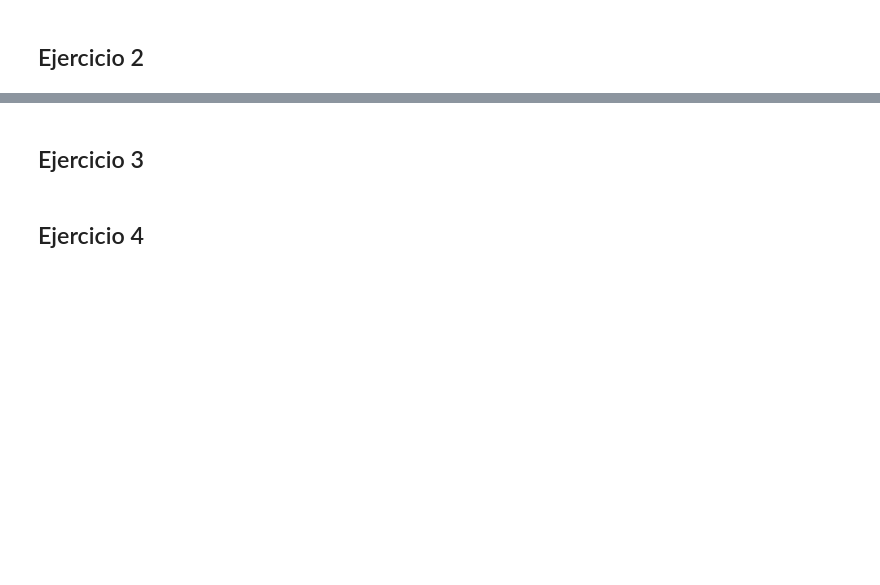
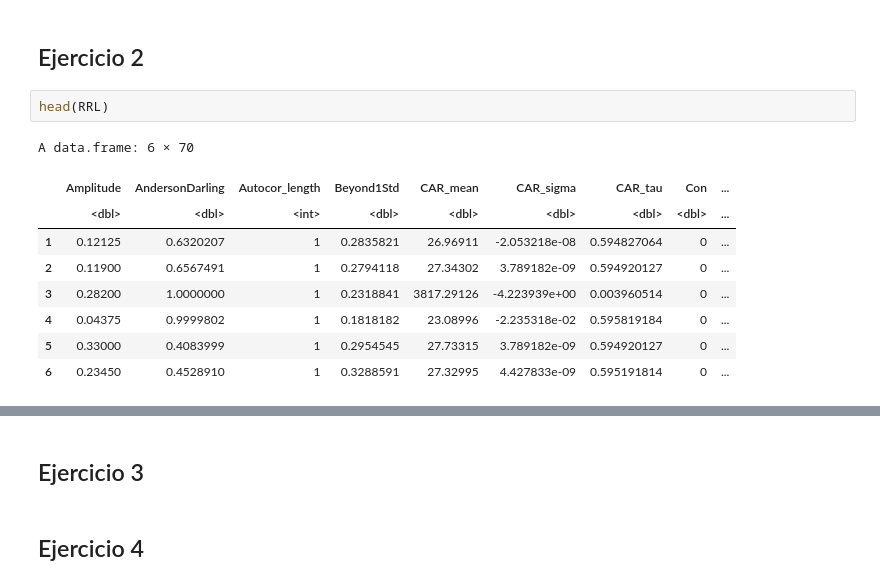
Before and after one commit to natimellino/mineria-de-datos, a Jupyter notebook: TP4.ipynb, the cells around one changed output, grey strips where cells are left out. Drawn from its saved outputs; the diff is of its cells as text; blank space fills up the shorter version.

```diff
--- a/TP4.ipynb
+++ b/TP4.ipynb
@@ -65,2 +72,14 @@ plot(c(1:20), diag.errores, type="l", xlab="Profundidad", ylab="Error")
 # %% [markdown]
 ## Ejercicio 2
+# %%
+head(RRL)
+# %% [output]
+A data.frame: 6 × 70
+|  | Amplitude | AndersonDarling | Autocor_length | Beyond1Std | CAR_mean | CAR_sigma | CAR_tau | Con | ... |
+|  | <dbl> | <dbl> | <int> | <dbl> | <dbl> | <dbl> | <dbl> | <dbl> | ... |
+| 1 | 0.12125 | 0.6320207 | 1 | 0.2835821 | 26.96911 | -2.053218e-08 | 0.594827064 | 0 | ... |
+| 2 | 0.11900 | 0.6567491 | 1 | 0.2794118 | 27.34302 | 3.789182e-09 | 0.594920127 | 0 | ... |
+| 3 | 0.28200 | 1.0000000 | 1 | 0.2318841 | 3817.29126 | -4.223939e+00 | 0.003960514 | 0 | ... |
+| 4 | 0.04375 | 0.9999802 | 1 | 0.1818182 | 23.08996 | -2.235318e-02 | 0.595819184 | 0 | ... |
+| 5 | 0.33000 | 0.4083999 | 1 | 0.2954545 | 27.73315 | 3.789182e-09 | 0.594920127 | 0 | ... |
+| 6 | 0.23450 | 0.4528910 | 1 | 0.3288591 | 27.32995 | 4.427833e-09 | 0.595191814 | 0 | ... |
```
Also changed, not shown: parts of 11 cells of this notebook.
